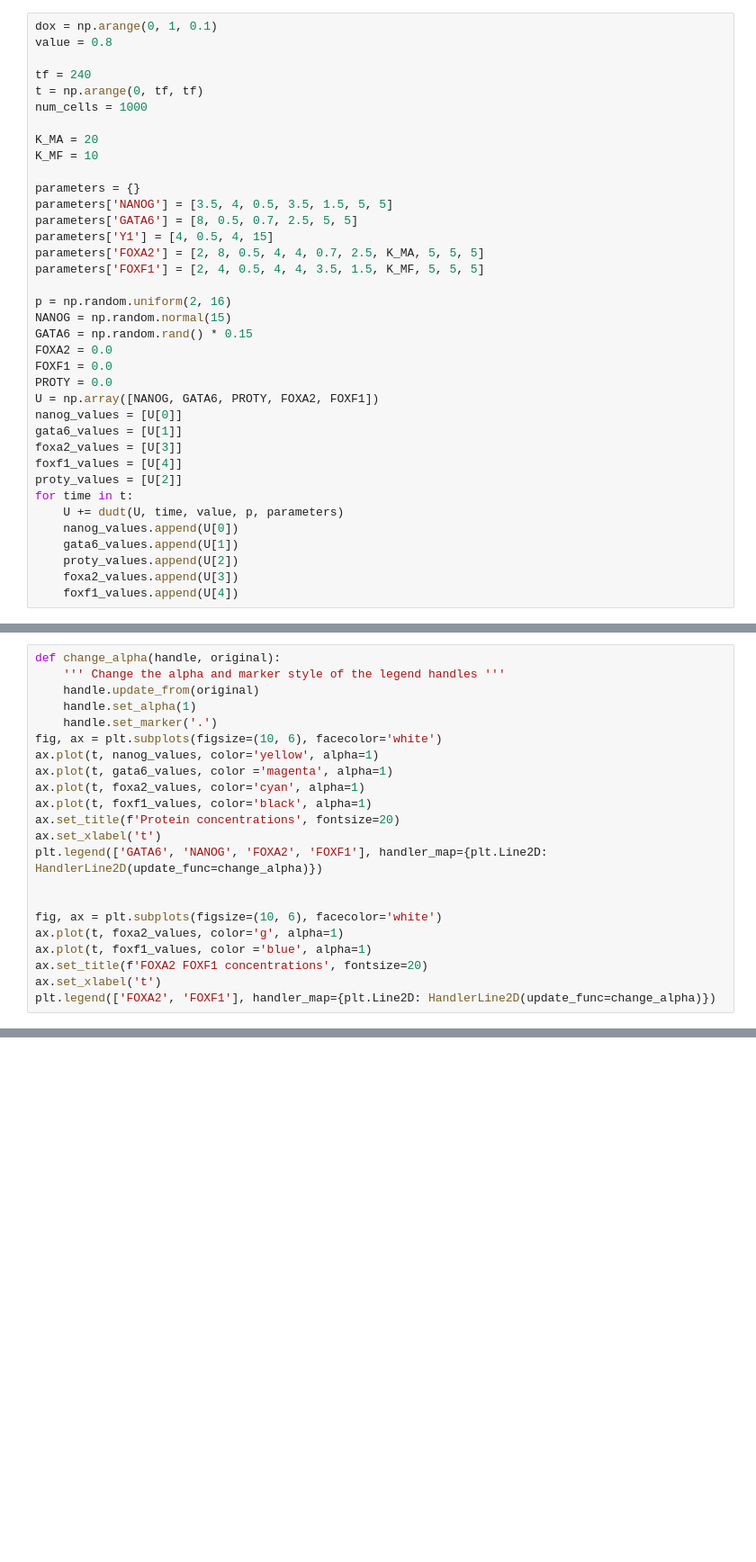
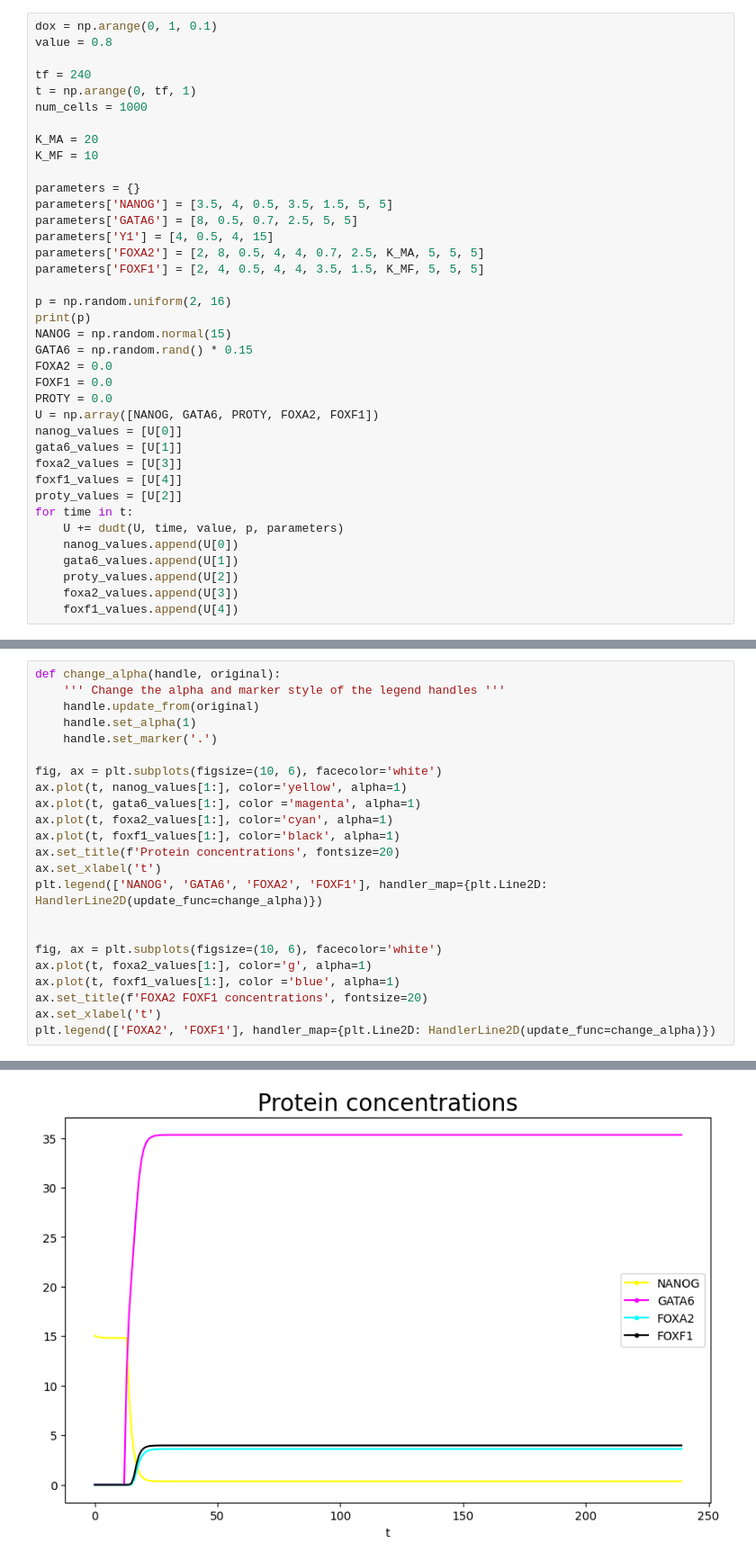
Before and after one commit to ajin40/cdh-gata6-model, a Jupyter notebook: FFL System GATA6.ipynb, the cells around one changed output, grey strips where cells are left out. Shown at 90% size. Drawn from its saved outputs; the diff is of its cells as text; blank space fills up the shorter version.

```diff
--- a/FFL System GATA6.ipynb
+++ b/FFL System GATA6.ipynb
@@ -56,7 +56,7 @@ dox = np.arange(0, 1, 0.1)
 value = 0.8
 
 tf = 240
-t = np.arange(0, tf, tf)
+t = np.arange(0, tf, 1)
 num_cells = 1000
 
 K_MA = 20
@@ -70,6 +70,7 @@ parameters['FOXA2'] = [2, 8, 0.5, 4, 4, 0.7, 2.5, K_MA, 5, 5, 5]
 parameters['FOXF1'] = [2, 4, 0.5, 4, 4, 3.5, 1.5, K_MF, 5, 5, 5]
 
 p = np.random.uniform(2, 16)
+print(p)
 NANOG = np.random.normal(15)
 GATA6 = np.random.rand() * 0.15
 FOXA2 = 0.0
@@ -94,19 +97,20 @@ def change_alpha(handle, original):
     handle.update_from(original)
     handle.set_alpha(1)
     handle.set_marker('.')
+
 fig, ax = plt.subplots(figsize=(10, 6), facecolor='white')
-ax.plot(t, nanog_values, color='yellow', alpha=1)
-ax.plot(t, gata6_values, color ='magenta', alpha=1)
-ax.plot(t, foxa2_values, color='cyan', alpha=1)
-ax.plot(t, foxf1_values, color='black', alpha=1)
+ax.plot(t, nanog_values[1:], color='yellow', alpha=1)
+ax.plot(t, gata6_values[1:], color ='magenta', alpha=1)
+ax.plot(t, foxa2_values[1:], color='cyan', alpha=1)
+ax.plot(t, foxf1_values[1:], color='black', alpha=1)
 ax.set_title(f'Protein concentrations', fontsize=20)
 ax.set_xlabel('t')
-plt.legend(['GATA6', 'NANOG', 'FOXA2', 'FOXF1'], handler_map={plt.Line2D: HandlerLine2D(update_func=change_alpha)})
+plt.legend(['NANOG', 'GATA6', 'FOXA2', 'FOXF1'], handler_map={plt.Line2D: HandlerLine2D(update_func=change_alpha)})
 
 
 fig, ax = plt.subplots(figsize=(10, 6), facecolor='white')
-ax.plot(t, foxa2_values, color='g', alpha=1)
-ax.plot(t, foxf1_values, color ='blue', alpha=1)
+ax.plot(t, foxa2_values[1:], color='g', alpha=1)
+ax.plot(t, foxf1_values[1:], color ='blue', alpha=1)
 ax.set_title(f'FOXA2 FOXF1 concentrations', fontsize=20)
 ax.set_xlabel('t')
 plt.legend(['FOXA2', 'FOXF1'], handler_map={plt.Line2D: HandlerLine2D(update_func=change_alpha)})
@@ -114,0 +119 @@ NameError: name 'ax' is not defined
+[figure, added]
```
Also changed, not shown: parts of 2 cells of this notebook.
